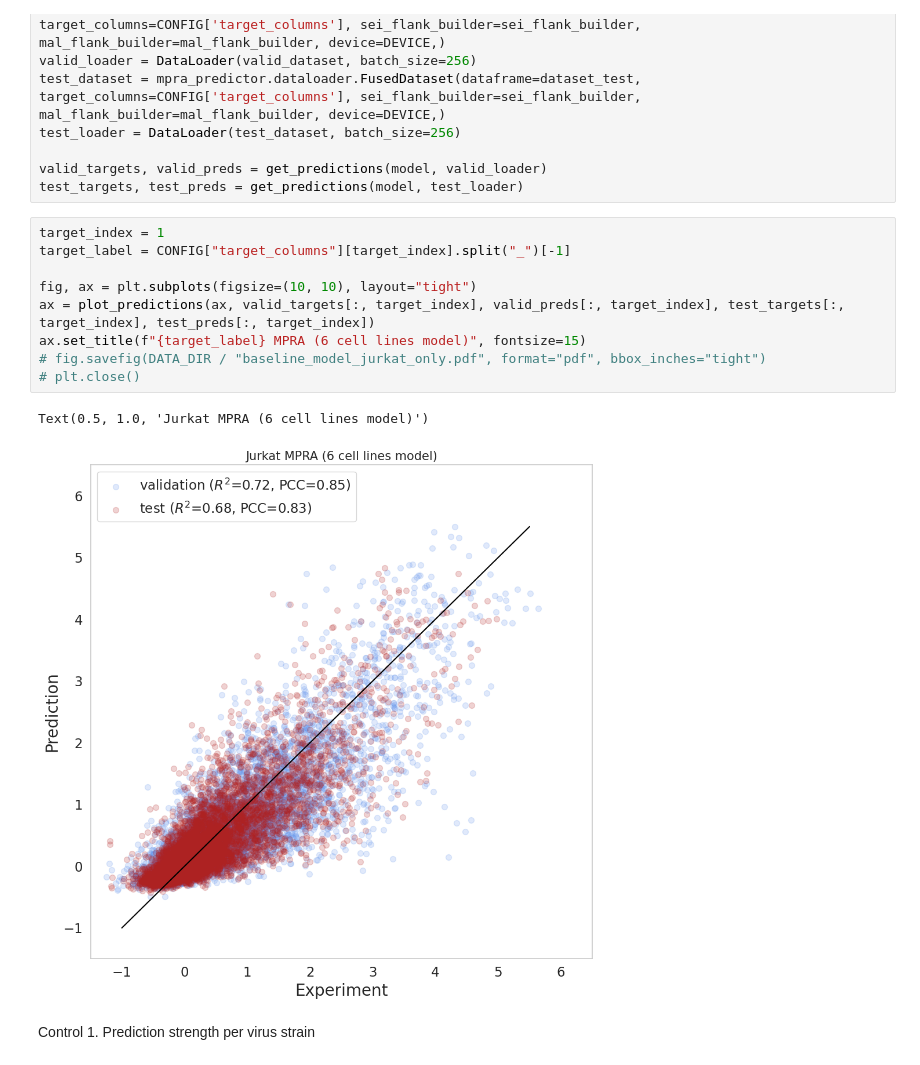
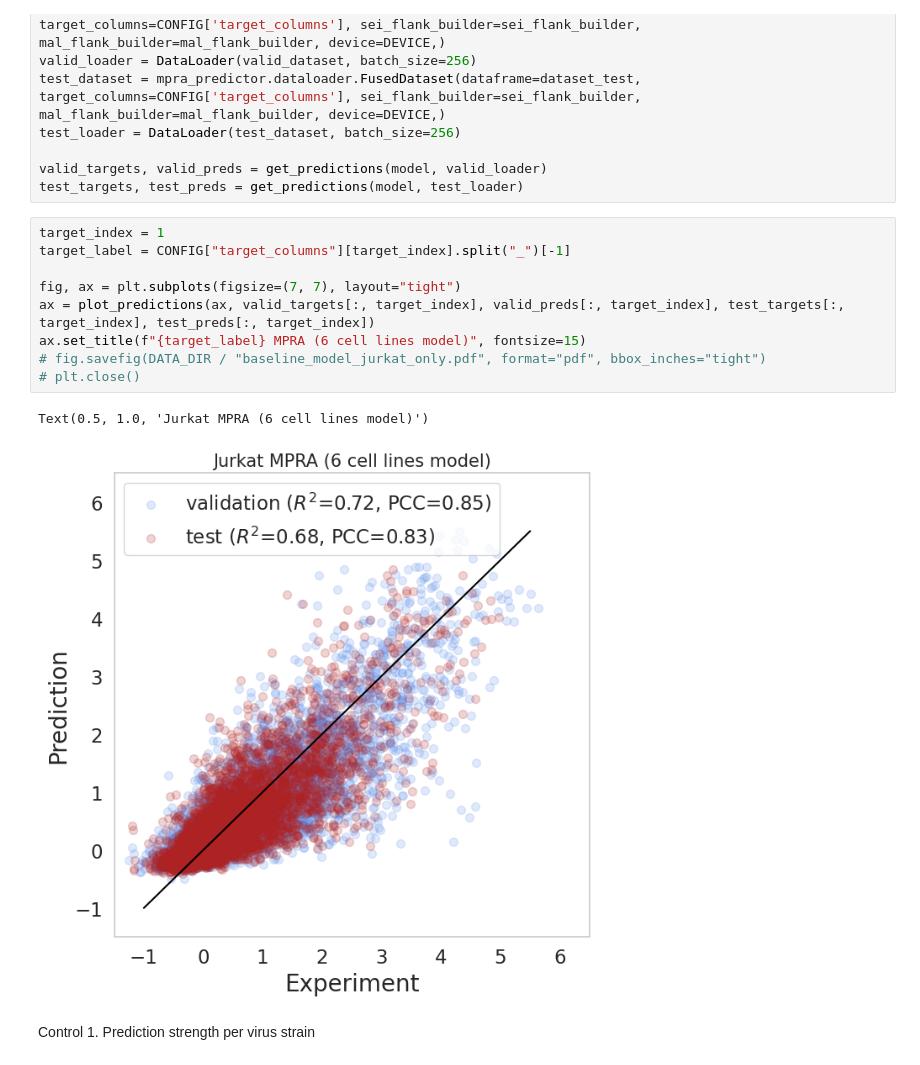
Before and after one commit to osyafinkelberg/mpra-predictor, a Jupyter notebook: notebooks/01_assess_mpra_predictor.ipynb, the cells around one changed output. Cells and saved outputs as stored; diff of their text form.

```diff
--- a/notebooks/01_assess_mpra_predictor.ipynb
+++ b/notebooks/01_assess_mpra_predictor.ipynb
@@ -118,15 +117,15 @@ test_targets, test_preds = get_predictions(model, test_loader)
 # %%
 target_index = 1
 target_label = CONFIG["target_columns"][target_index].split("_")[-1]
 
-fig, ax = plt.subplots(figsize=(10, 10), layout="tight")
+fig, ax = plt.subplots(figsize=(7, 7), layout="tight")
 ax = plot_predictions(ax, valid_targets[:, target_index], valid_preds[:, target_index], test_targets[:, target_index], test_preds[:, target_index])
 ax.set_title(f"{target_label} MPRA (6 cell lines model)", fontsize=15)
 # fig.savefig(DATA_DIR / "baseline_model_jurkat_only.pdf", format="pdf", bbox_inches="tight")
 # plt.close()
 # %% [output]
 Text(0.5, 1.0, 'Jurkat MPRA (6 cell lines model)')
-[figure, old version]
+[figure, new version]
 # %% [markdown]
 Control 1. Prediction strength per virus strain
 # %%
```
Also changed, not shown: parts of 7 cells of this notebook.
